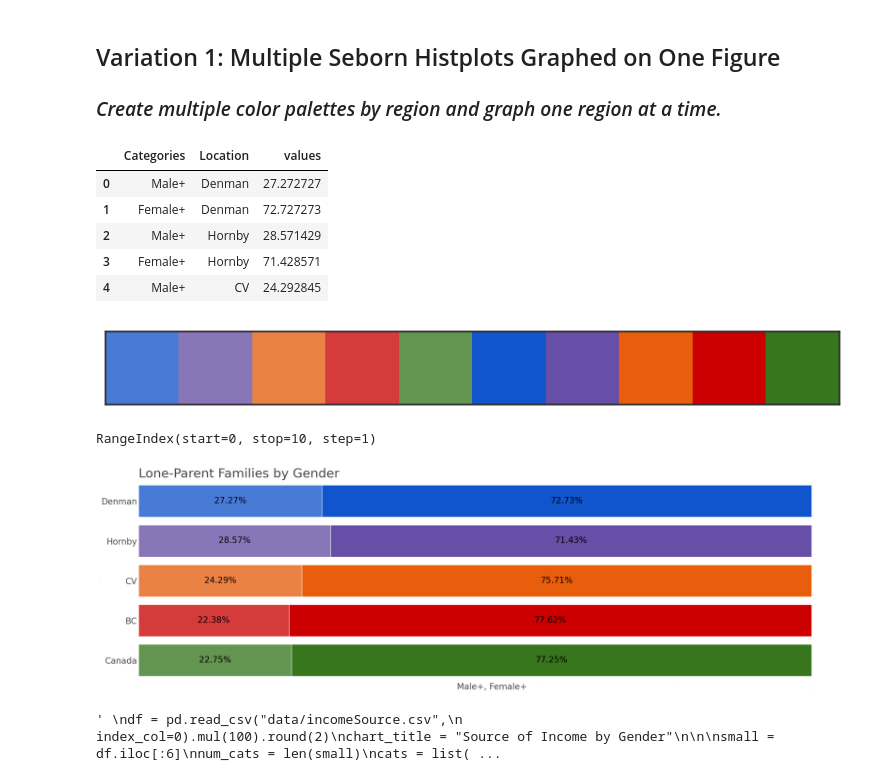
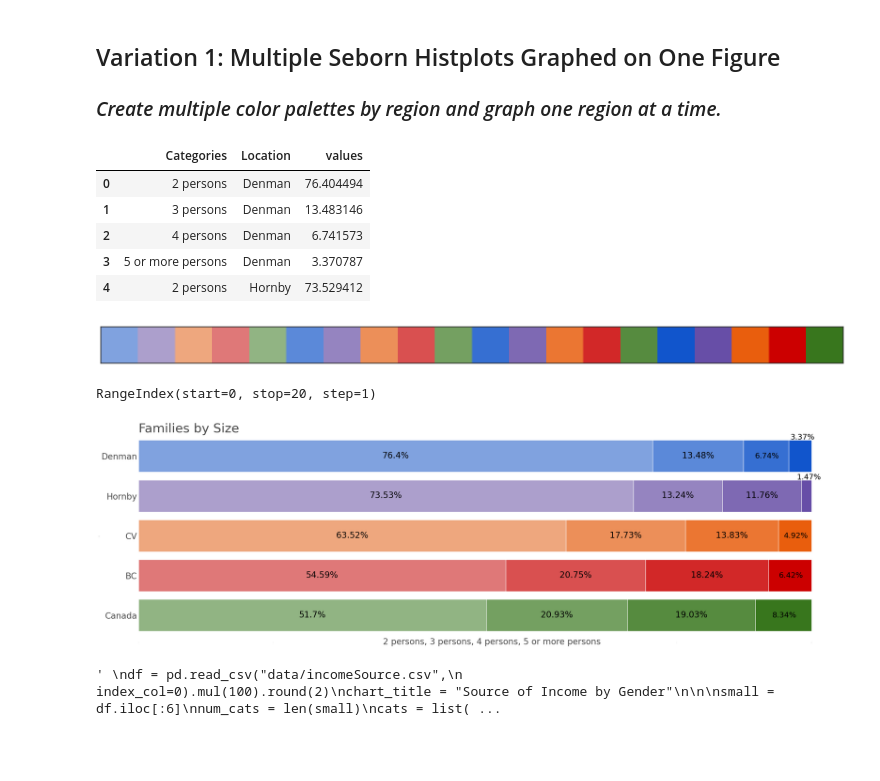
Before and after one commit to gelbelle/Graphing, a Jupyter notebook: stacked_charts.ipynb, the cells around one changed output. Saved outputs shown, nothing was run; the diff lists cells and outputs as text; code cells hidden in the pictures; blank space fills up the shorter version.

Commit message:
New graphs

```diff
--- a/stacked_charts.ipynb
+++ b/stacked_charts.ipynb
@@ -7,9 +7,9 @@ import pandas as pd
 import seaborn as sns
 import matplotlib.pyplot as plt
 
-df = pd.read_csv("data/singlesByGender.csv",
+df = pd.read_csv("data/familiesBySize.csv",
                  index_col=0).round(2)
-chart_title = "Lone-Parent Families by Gender"
+chart_title = "Families by Size"
 num_cats = len(df)
 cats = list(df.index)
 cats.reverse()
@@ -26,11 +26,11 @@ df["values"] = pd.to_numeric(df["values"])
 df.head()
 # %% [output]
 |  | Categories | Location | values |
-| 0 | Male+ | Denman | 27.272727 |
-| 1 | Female+ | Denman | 72.727273 |
-| 2 | Male+ | Hornby | 28.571429 |
-| 3 | Female+ | Hornby | 71.428571 |
-| 4 | Male+ | CV | 24.292845 |
+| 0 | 2 persons | Denman | 76.404494 |
+| 1 | 3 persons | Denman | 13.483146 |
+| 2 | 4 persons | Denman | 6.741573 |
+| 3 | 5 or more persons | Denman | 3.370787 |
+| 4 | 2 persons | Hornby | 73.529412 |
 # %%
 # Set Seaborn plot style: white in the background, no grid lines
 sns.set_theme(style="white")
@@ -58,7 +58,7 @@ regions = [element for item in colors for element in item]
 
 sns.palplot(regions)
 # %% [output]
-[figure, old version]
+[figure, new version]
 # %%
 
 # Setting figure and axis with subplots
@@ -109,40 +109,39 @@ myplot = sns.histplot(df.reset_index(drop=True),
 plt.title(chart_title, fontsize=30,
           color="#4A4A4A", loc="left", y=.98)
 # Now, iterate back through all sections in the figure & reassign colors based on regions color palette
 for area, color in zip(axis.patches, regions):
     area.set_facecolor(color)
 
 for bar in axis.patches:
-    if bar.get_width() < 5.5:
+    if bar.get_width() < 4:
         axis.text(bar.get_x() + bar.get_width()/2 + .35,
-                  bar.get_height()+bar.get_y() - 0.12,  # skinny
-                  # bar.get_height()+bar.get_y()-.85, #regular
+                  # bar.get_height()+bar.get_y() - 0.12,  # skinny
+                  bar.get_height()+bar.get_y()-.82,  # regular
                   f"{round(bar.get_width(), 2)}%",
                   ha="center",
                   color="black",
-                  size=14,
-                  rotation=45
+                  size=18,
                   )
     elif bar.get_width() < 9.5:
         axis.text(bar.get_x() + bar.get_width()/2+.13,
                   # bar.get_height()+bar.get_y() - 0.12,  # skinny
                   bar.get_height()+bar.get_y()-.35,  # regular
                   f"{round(bar.get_width(), 2)}%",
                   ha="center",
                   color="black",
                   size=18,
                   )
     else:
         axis.text(bar.get_x() + bar.get_width()/2,
                   # bar.get_height()+bar.get_y() - 0.12,  # skinny
                   bar.get_height()+bar.get_y()-.35,  # regular
                   f"{round(bar.get_width(), 2)}%",
                   ha="center",
                   color="black",
                   size=20)
 # %% [output]
-RangeIndex(start=0, stop=10, step=1)
+RangeIndex(start=0, stop=20, step=1)
-[figure, old version]
+[figure, new version]
 # %%
 """
 df = pd.read_csv("data/incomeSource.csv",
```
